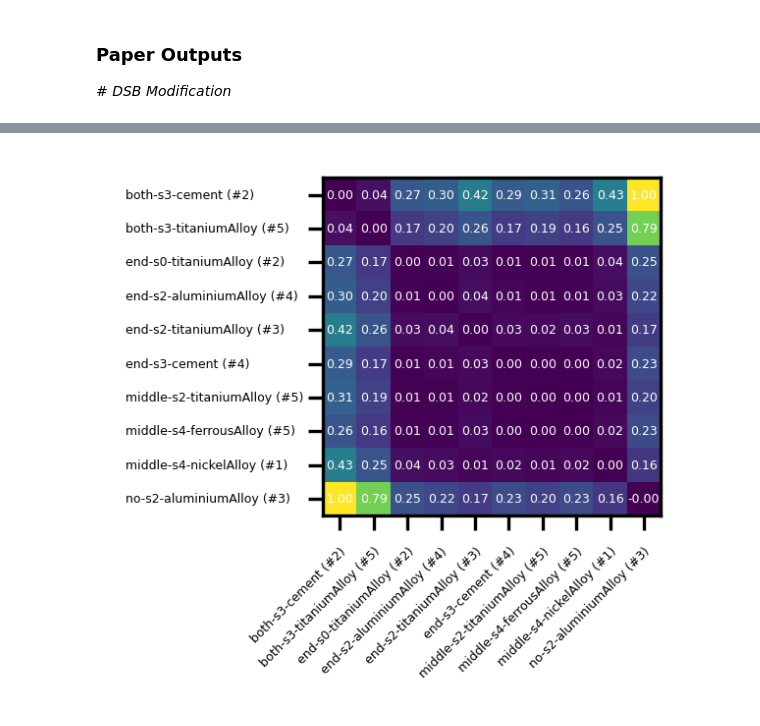
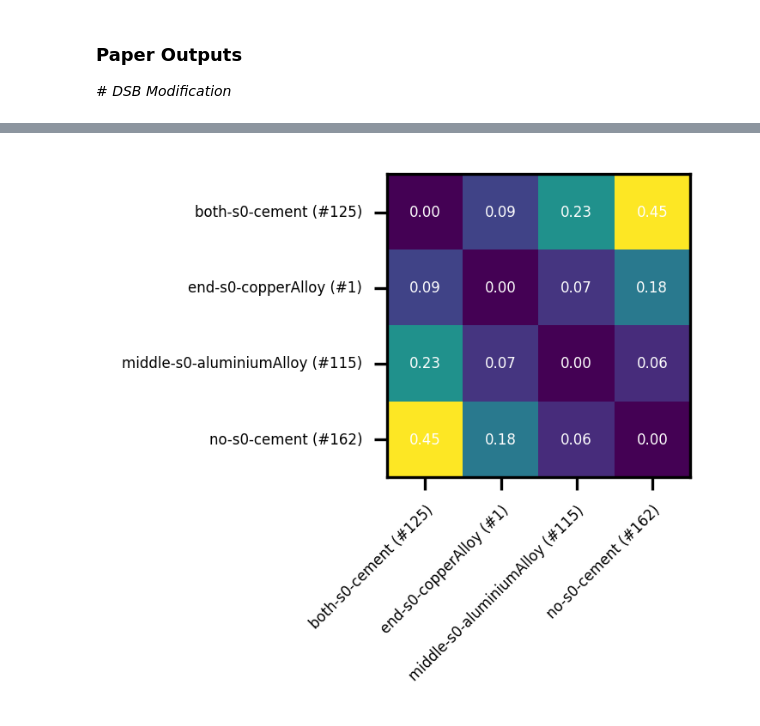
Before and after one commit to GiuliaDelo98/IWSHM23-gmn, a Jupyter notebook: gmn_rule_0_1_2_with_attributes.ipynb, the cells around one changed output, grey strips where cells are left out. Saved outputs shown, nothing was run; the diff lists cells and outputs as text; code cells hidden in the pictures.

Commit message:
new training data

```diff
--- a/gmn_rule_0_1_2_with_attributes.ipynb
+++ b/gmn_rule_0_1_2_with_attributes.ipynb
@@ -1768,17 +1768,17 @@ def get_default_config():
       data=dict(
         problem="attributed_graph",
         dataset_params=dict(
-            folder="E:\Gae\GiuliaDelo\learning-garteur\data",
-            dataset="learning-garteur-5-scale-groups-5-6-fuselage-3-wing-3-winglet-3-vertical-tail-1-horizontal-tail",
+            folder="/home/giuliadelo/learning-garteur/data",
+            dataset="learning-garteur-4-scale-groups-300-6-fuselage-3-wing-3-winglet-3-vertical-tail-1-horizontal-tail",
             population_regex="-\w+-winglets-scale-group-+[0-9]-material-+\w+.",
             validation_percentage = 1,
-            test_size = 8  # it should be 80 in the full population
+            test_size = 150  # it should be 80 in the full population
         )
       ),
       real_data=dict(
         problem="attributed_graph",
         dataset_params=dict(
-            folder="E:\Gae\GiuliaDelo\learning-garteur\\real_data",
+            folder="/home/giuliadelo/learning-garteur/real_data",
             dataset="real_dataset",
 
         )
@@ -2157,7 +2157,7 @@ config = get_default_config()
 
 # Let's just run for a small number of training steps.  This may take you a few
 # minutes.
-config['training']['n_training_steps'] = 12000
+config['training']['n_training_steps'] = 15000
 # %%
 # Run this if you want to run the code again, otherwise tensorflow would
 # complain that you already created the same graph and the same variables.
@@ -2301,16 +2322,16 @@ for i in range(0, len(sorted_id_list)):
 This matrix is then displayed as a heatmap
 # %%
 #Display Heat Map
-fig, ax = plt.subplots(figsize=(10,10), dpi=300)
-im = ax.imshow(id_similarity_matrix)
+# fig, ax = plt.subplots(figsize=(8,8), dpi=300)
+# im = ax.imshow(id_similarity_matrix)
 
-ax.set_xticks(np.arange(len(test_set._ids)), labels=sorted_id_friendly_list, fontsize="4", ha="right", rotation=45, rotation_mode="anchor")
-ax.set_yticks(np.arange(len(test_set._ids)), labels=sorted_id_friendly_list, fontsize="4", ha="left", va="center", position=(-0.08, 0))
+# ax.set_xticks(np.arange(len(test_set._ids)), labels=sorted_id_friendly_list, fontsize="6", ha="right", rotation=45, rotation_mode="anchor")
+# ax.set_yticks(np.arange(len(test_set._ids)), labels=sorted_id_friendly_list, fontsize="6", ha="right", va="center", position=(0, 0))
 
-for i in range(len(sorted_id_list)):
-    for j in range(len(sorted_id_list)):
-        text = ax.text(j, i, "{:.3f}".format(id_similarity_matrix[i, j]), ha="center", va="center", color="w", fontsize="4")
+# for i in range(len(sorted_id_list)):
+#     for j in range(len(sorted_id_list)):
+#         text = ax.text(j, i, "{:.2f}".format(id_similarity_matrix[i, j]), ha="center", va="center", color="w", fontsize="6",weight='bold')
 
-# fig.colorbar(im)
-fig.tight_layout()
-plt.show()
+# # fig.colorbar(im)
+# fig.tight_layout()
+# plt.show()
@@ -2322,36 +2417,32 @@ plt.show()
 # %%
 # Get the desired input
 desired_inputs = {}
 desired_populations = []
 for i,input in enumerate(sorted_id_friendly_list):
-    parts = input.split(" ")
-    parts2 = input.split("-")
-
-    if parts[0] not in desired_populations :
-
+    parts = input.split("-")
+    if parts[0] not in desired_populations:
         desired_inputs[input] = i
         desired_populations.append(parts[0])
 
 #Get Matrix
 desired_id_matrix = np.zeros((len(desired_inputs), len(desired_inputs)))
 for i, ikey in enumerate(desired_inputs):
     for j, jkey in enumerate(desired_inputs):
         desired_id_matrix[i][j] = id_similarity_matrix[desired_inputs[ikey]][desired_inputs[jkey]]
 
 #Display Heat Map
 fig, ax = plt.subplots(figsize=(2.5,2.5), dpi=300)
 im = ax.imshow(desired_id_matrix)
 
-ax.set_xticks(np.arange(len(desired_inputs)), labels=desired_inputs, fontsize="3", ha="right", rotation=45, rotation_mode="anchor")
-ax.set_yticks(np.arange(len(desired_inputs)), labels=desired_inputs.keys(), ha="left", va="center", position=(-0.5, 0), fontsize="3")
+ax.set_xticks(np.arange(len(desired_inputs)), labels=desired_inputs, fontsize="4", ha="right", rotation=45, rotation_mode="anchor")
+ax.set_yticks(np.arange(len(desired_inputs)), labels=desired_inputs.keys(), ha="right", va="center", position=(0, 0), fontsize="4")
 
 for i in range(len(desired_inputs)):
     for j in range(len(desired_inputs)):
-        text = ax.text(j, i, "{:.2f}".format(desired_id_matrix[i, j]), ha="center", va="center", color="w", fontsize="3")
+        text = ax.text(j, i, "{:.2f}".format(desired_id_matrix[i, j]), ha="center", va="center", color="w", fontsize="4")
 
 # fig.colorbar(im)
 fig.tight_layout()
-plt.show()
 # %% [output]
-[figure, old version]
+[figure, new version]
 # %%
```
Also changed, not shown: parts of 8 cells of this notebook, 6 other files.
